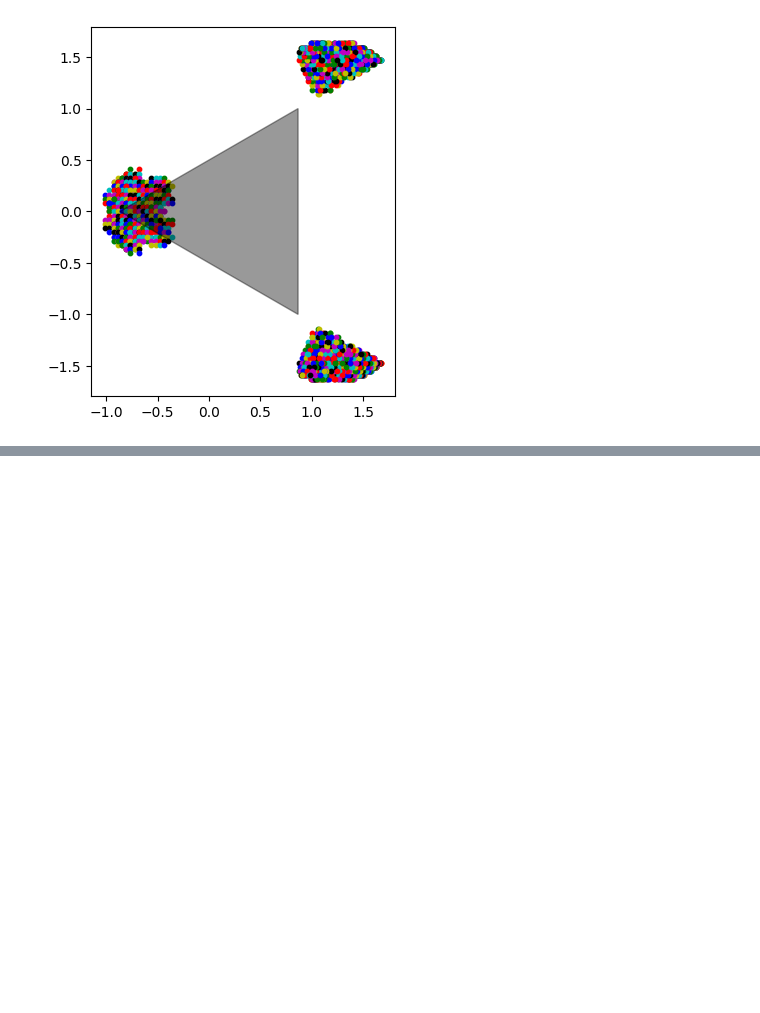
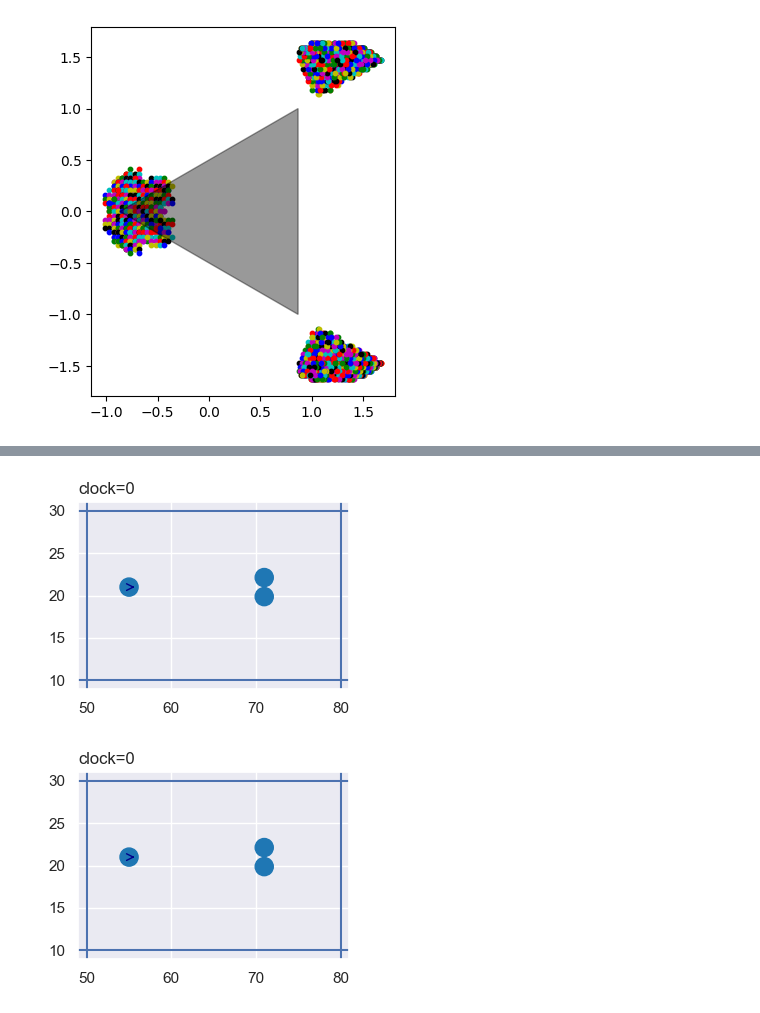
Before and after one commit to CarlKCarlK/perfect-physics, a Jupyter notebook: part_5_pydata.ipynb, the cells around one changed output, grey strips where cells are left out. Saved outputs shown, nothing was run; the diff lists cells and outputs as text; code cells hidden in the pictures; blank space fills up the shorter version.

```diff
--- a/part_5_pydata.ipynb
+++ b/part_5_pydata.ipynb
@@ -535,0 +533,28 @@ tan (375, 6)
+# %%
+import logging
+from perfect_physics import Wall, World
+from pathlib import Path
+root = Path("m:/projects/perfect_physics")
+
+logger = logging.getLogger()
+logger.setLevel(logging.WARNING)
+
+draw_radius = .95
+
+rows = -2
+folder = root / f"part5/pydata/billiards.{rows}.{seed}"
+for seed in [0, 1]:
+    world = World.billiards(rows=rows, rng=seed)
+    world.circle_list[0].x = 55
+    world.wall_list = [Wall(50, 0, 50, 1), Wall(80, 0, 80, 1), Wall(0, 30, 1, 30), Wall(0, 10, 1, 10)]
+    world.xlim = (49,81)
+    world.ylim = (9,31)
+    if True:
+        world.show(draw_radius=draw_radius)
+    else:
+        world.run_to_file(folder, 5)
+        World.render_events(folder, draw_radius=draw_radius)
+        World.render(folder, speed_up=4, draw_radius=draw_radius)
+# %% [output]
+[figure, added]
+[figure, added]
```
Also changed, not shown: parts of 3 cells of this notebook, 10 other files.
